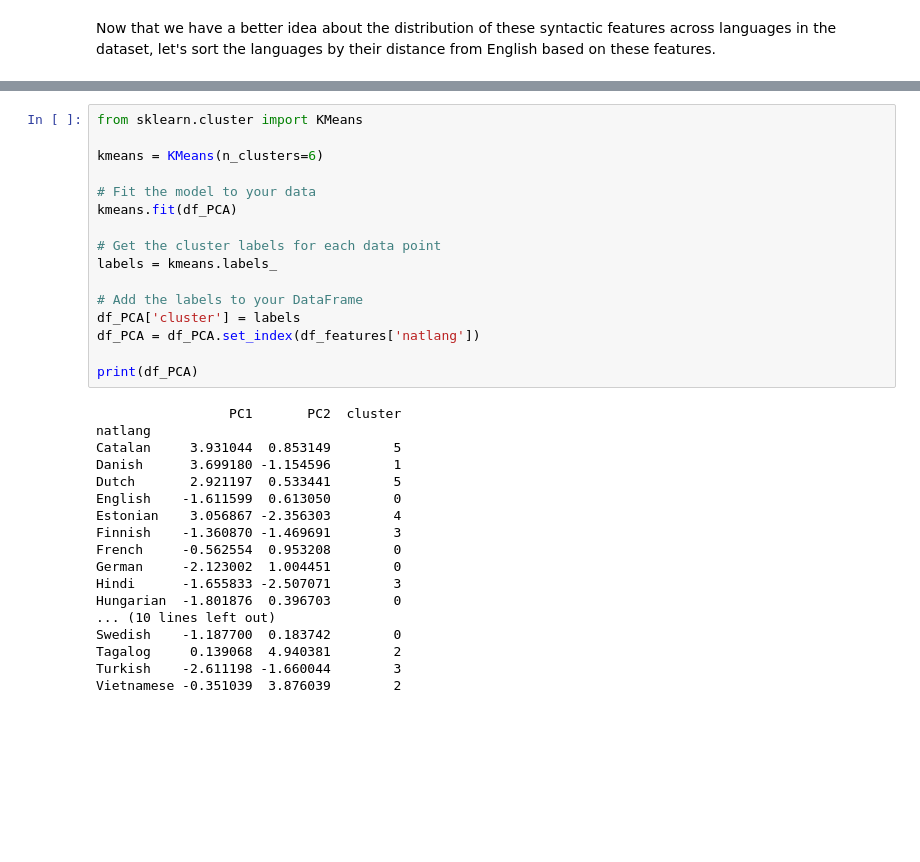
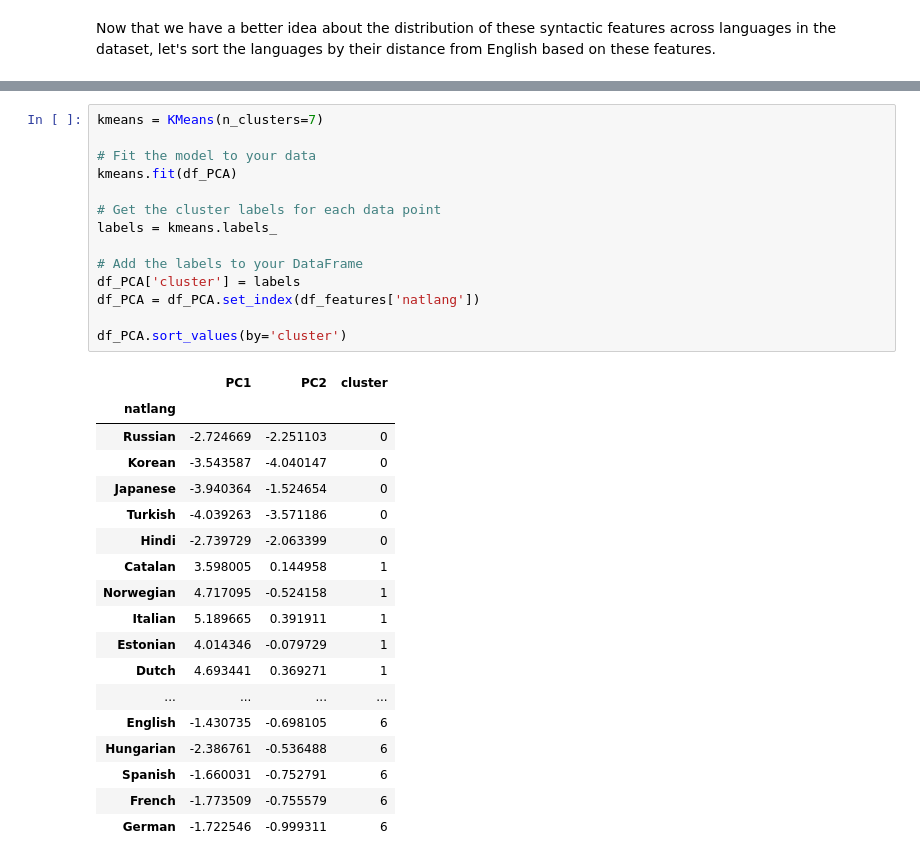
Before and after one commit to ifaul/ifaul.github.io, a Jupyter notebook: lang_acquire_milestone2_11_11.ipynb, the cells around one changed output, grey strips where cells are left out. Drawn from its saved outputs; the diff is of its cells as text; blank space fills up the shorter version.

```diff
--- a/lang_acquire_milestone2_11_11.ipynb
+++ b/lang_acquire_milestone2_11_11.ipynb
@@ -692,34 +672,33 @@ plt.show()
 # %%
-from sklearn.cluster import KMeans
-
-kmeans = KMeans(n_clusters=6)
+kmeans = KMeans(n_clusters=7)
 
 # Fit the model to your data
 kmeans.fit(df_PCA)
 
 # Get the cluster labels for each data point
 labels = kmeans.labels_
 
 # Add the labels to your DataFrame
 df_PCA['cluster'] = labels
 df_PCA = df_PCA.set_index(df_features['natlang'])
 
-print(df_PCA)
+df_PCA.sort_values(by='cluster')
 # %% [output]
-                 PC1       PC2  cluster
-natlang
-Catalan     3.931044  0.853149        5
-Danish      3.699180 -1.154596        1
-Dutch       2.921197  0.533441        5
-English    -1.611599  0.613050        0
-Estonian    3.056867 -2.356303        4
-Finnish    -1.360870 -1.469691        3
-French     -0.562554  0.953208        0
-German     -2.123002  1.004451        0
-Hindi      -1.655833 -2.507071        3
-Hungarian  -1.801876  0.396703        0
-... (10 lines left out)
-Swedish    -1.187700  0.183742        0
-Tagalog     0.139068  4.940381        2
-Turkish    -2.611198 -1.660044        3
-Vietnamese -0.351039  3.876039        2
+|  | PC1 | PC2 | cluster |
+| natlang |  |  |  |
+| Russian | -2.724669 | -2.251103 | 0 |
+| Korean | -3.543587 | -4.040147 | 0 |
+| Japanese | -3.940364 | -1.524654 | 0 |
+| Turkish | -4.039263 | -3.571186 | 0 |
+| Hindi | -2.739729 | -2.063399 | 0 |
+| Catalan | 3.598005 | 0.144958 | 1 |
+| Norwegian | 4.717095 | -0.524158 | 1 |
+| Italian | 5.189665 | 0.391911 | 1 |
+| Estonian | 4.014346 | -0.079729 | 1 |
+| Dutch | 4.693441 | 0.369271 | 1 |
+| ... | ... | ... | ... |
+| English | -1.430735 | -0.698105 | 6 |
+| Hungarian | -2.386761 | -0.536488 | 6 |
+| Spanish | -1.660031 | -0.752791 | 6 |
+| French | -1.773509 | -0.755579 | 6 |
+| German | -1.722546 | -0.999311 | 6 |
```
Also changed, not shown: parts of 16 cells of this notebook.
